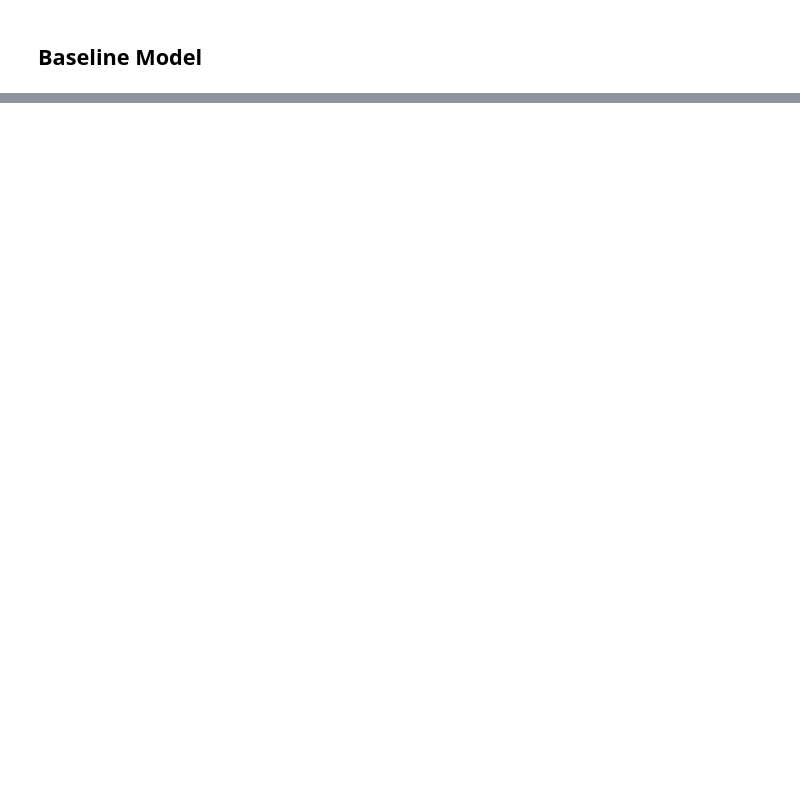
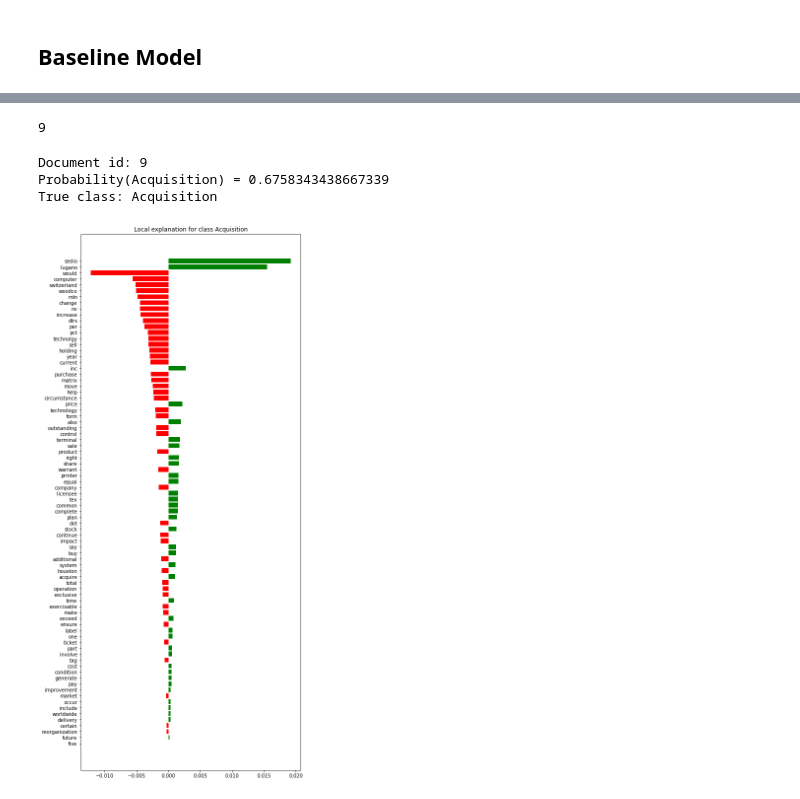
Before and after one commit to sarinac/reuters-21578-text-categorization, a Jupyter notebook: src/nb03_baseline_models.ipynb, the cells around one changed output, grey strips where cells are left out. Cells and saved outputs as stored; diff of their text form; code cells hidden in the pictures; blank space fills up the shorter version.

```diff
--- a/src/nb03_baseline_models.ipynb
+++ b/src/nb03_baseline_models.ipynb
@@ -10,7 +65,7 @@ s3 = boto3.client("s3",
 # %%
-train_X = np.genfromtxt("data/train_X.csv", delimiter=",")
-train_Y = np.genfromtxt("data/train_Y.csv", delimiter=",")
-test_X = np.genfromtxt("data/test_X.csv", delimiter=",")
-test_Y = np.genfromtxt("data/test_Y.csv", delimiter=",")
+train_X = np.array(train_X)
+train_Y = np.array(train_Y)
+test_X = np.array(test_X)
+test_Y = np.array(test_Y)
 # %% [markdown]
 ## Baseline Model
@@ -113,0 +270,4 @@ torch.Size([10, 800])
+# %%
+from lime.lime_text import LimeTextExplainer
+class_names = ["None", "Acquisition"]
+explainer = LimeTextExplainer(class_names=class_names)
@@ -113,0 +277,39 @@ torch.Size([10, 800])
+# %%
+class transformerVectorizer(BaseEstimator, TransformerMixin):
+    def __init__(self):
+        pass
+
+    def fit(self, X, y=None):
+        return self
+
+    def transform(self, X, y=None):  # Start with raw string
+        X_ = [text.split() for text in X]
+        X_ = vectorize_data(vector_dict, X_)
+        return X_
+
+vectorizer = transformerVectorizer()
+text_X = [" ".join(text) for text in v_train_X]
+vectorizer.fit_transform(text_X)
+c = make_pipeline(vectorizer, final_model)
+# %%
+# Find a positive record
+list(train_Y[:,0]).index(1)
+# %% [output]
+9
+# %%
+idx = 9
+record = " ".join(v_train_X[idx])
+exp = explainer.explain_instance(record, c.predict_proba, num_features=len(record))
+print('Document id: %d' % idx)
+print('Probability(Acquisition) =', c.predict_proba([record])[0,1])
+print('True class: %s' % class_names[train_Y[idx, 0]])
+# %% [output]
+Document id: 9
+Probability(Acquisition) = 0.6758343438667339
+True class: Acquisition
+# %%
+# exp.as_list()
+fig = exp.as_pyplot_figure()
+fig.set_size_inches(8, 20, forward=True)
+# %% [output]
+[figure, added]
```
Also changed, not shown: parts of 37 cells of this notebook, 17 other files.
